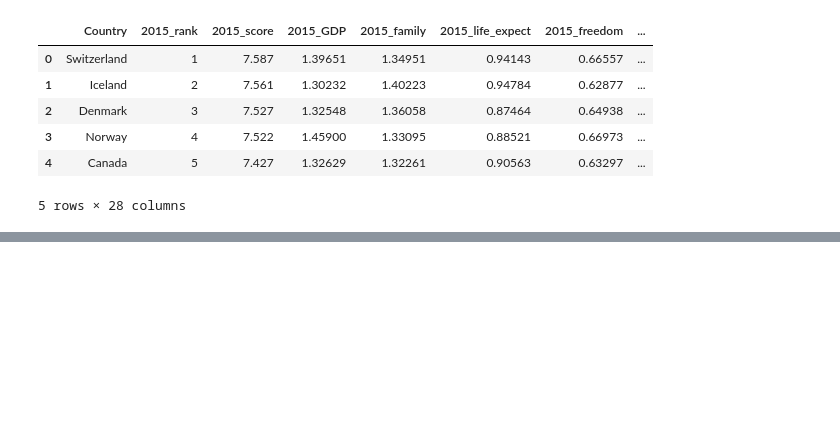
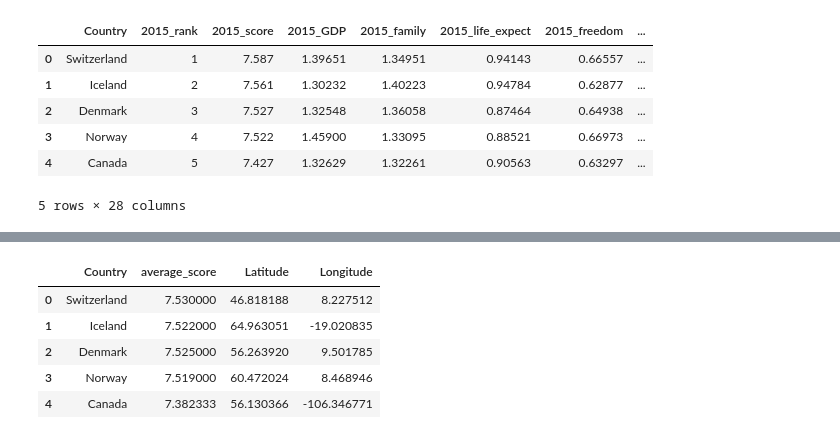
Before and after one commit to jaysueno/Group_Good_Guys, a Jupyter notebook: Elisa_Happiness_Analysis.ipynb, the cells around one changed output, grey strips where cells are left out. Drawn from its saved outputs; the diff is of its cells as text; code cells hidden in the pictures; blank space fills up the shorter version.

```diff
--- a/Elisa_Happiness_Analysis.ipynb
+++ b/Elisa_Happiness_Analysis.ipynb
@@ -132,0 +167,19 @@ regression(summary_df["average_rank"], summary_df["average_GDP"], "Happiness vs
+# %%
+# merge data frames to add country coordinates
+coordinates_csv = "Resources/country_coordinates.csv"
+coordinates_df = pd.read_csv(coordinates_csv)
+
+merged_coordinates_df = pd.merge(happiness_1517_df, coordinates_df, how="inner", on=["Country"])
+
+plotting_df = pd.DataFrame({"Country": merged_coordinates_df["Country"], "average_score": merged_coordinates_df["average_score"],
+                           "Latitude": merged_coordinates_df["Latitude"],
+                           "Longitude": merged_coordinates_df["Longitude"]})
+
+plotting_df.head()
+# %% [output]
+|  | Country | average_score | Latitude | Longitude |
+| 0 | Switzerland | 7.530000 | 46.818188 | 8.227512 |
+| 1 | Iceland | 7.522000 | 64.963051 | -19.020835 |
+| 2 | Denmark | 7.525000 | 56.263920 | 9.501785 |
+| 3 | Norway | 7.519000 | 60.472024 | 8.468946 |
+| 4 | Canada | 7.382333 | 56.130366 | -106.346771 |
```
Also changed, not shown: parts of 11 cells of this notebook.
